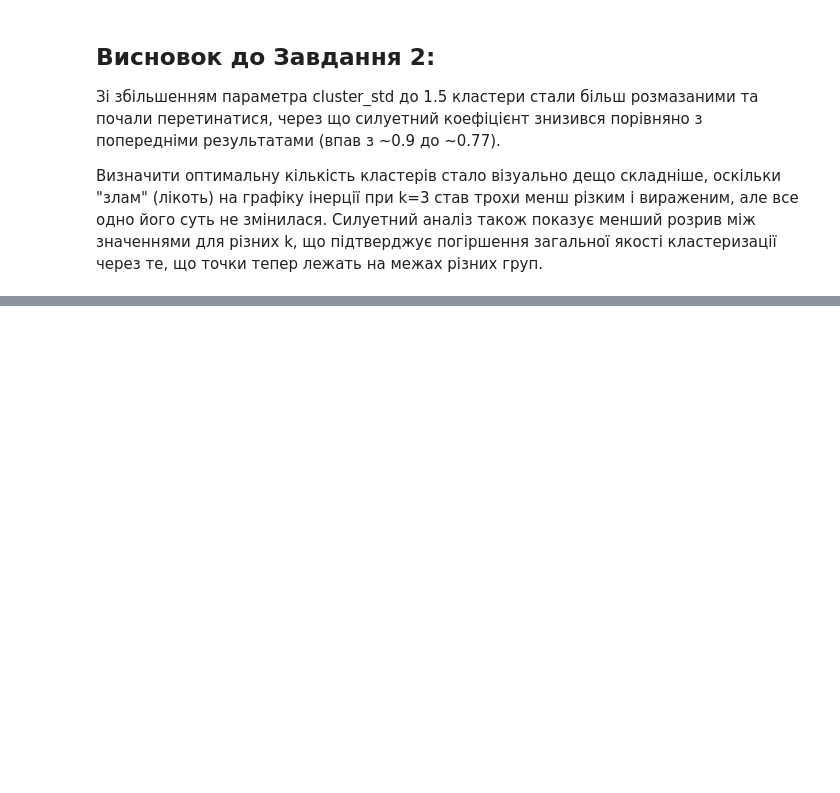
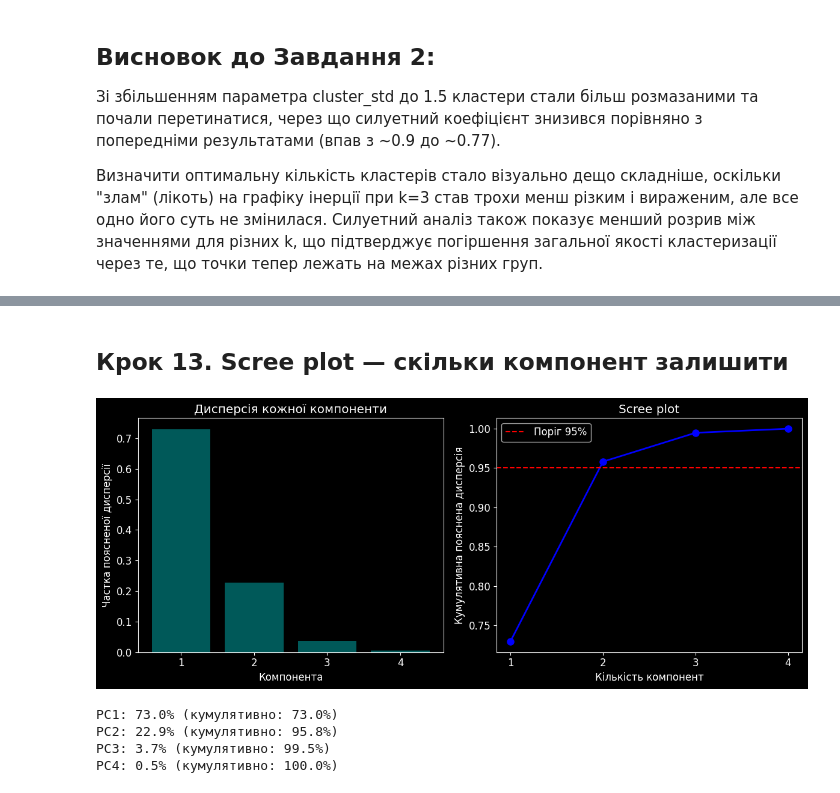
Before and after one commit to Egorkud/machine-learning-2026, a Jupyter notebook: Clasterisation.ipynb, the cells around one changed output, grey strips where cells are left out. Cells and saved outputs as stored; diff of their text form; code cells hidden in the pictures; blank space fills up the shorter version.

```diff
--- a/Clasterisation.ipynb
+++ b/Clasterisation.ipynb
@@ -277,0 +367,39 @@ print(f'Максимальний силует: {max(silhouettes):.3f}')
+# %% [markdown]
+## Крок 13. Scree plot — скільки компонент залишити
+# %%
+# PCA з усіма 4 компонентами (щоб побачити всі)
+pca_full = PCA(n_components=4)
+pca_full.fit(X_scaled)
+
+evr = pca_full.explained_variance_ratio_
+cumulative = np.cumsum(evr)
+
+fig, (ax1, ax2) = plt.subplots(1, 2, figsize=(12, 5))
+
+# Ліворуч: скільки пояснює кожна компонента
+ax1.bar(range(1, 5), evr, color='teal', alpha=0.7)
+ax1.set_xlabel('Компонента')
+ax1.set_ylabel('Частка поясненої дисперсії')
+ax1.set_title('Дисперсія кожної компоненти')
+ax1.set_xticks(range(1, 5))
+
+# Праворуч: кумулятивна (нагромаджена) дисперсія
+ax2.plot(range(1, 5), cumulative, 'bo-', linewidth=2, markersize=8)
+ax2.axhline(y=0.95, color='r', linestyle='--', label='Поріг 95%')
+ax2.set_xlabel('Кількість компонент')
+ax2.set_ylabel('Кумулятивна пояснена дисперсія')
+ax2.set_title('Scree plot')
+ax2.set_xticks(range(1, 5))
+ax2.legend()
+
+plt.tight_layout()
+plt.show()
+
+for i, (e, c) in enumerate(zip(evr, cumulative)):
+    print(f'PC{i+1}: {e:.1%} (кумулятивно: {c:.1%})')
+# %% [output]
+[figure, added]
+PC1: 73.0% (кумулятивно: 73.0%)
+PC2: 22.9% (кумулятивно: 95.8%)
+PC3: 3.7% (кумулятивно: 99.5%)
+PC4: 0.5% (кумулятивно: 100.0%)
```
Also changed, not shown: parts of 12 cells of this notebook.
